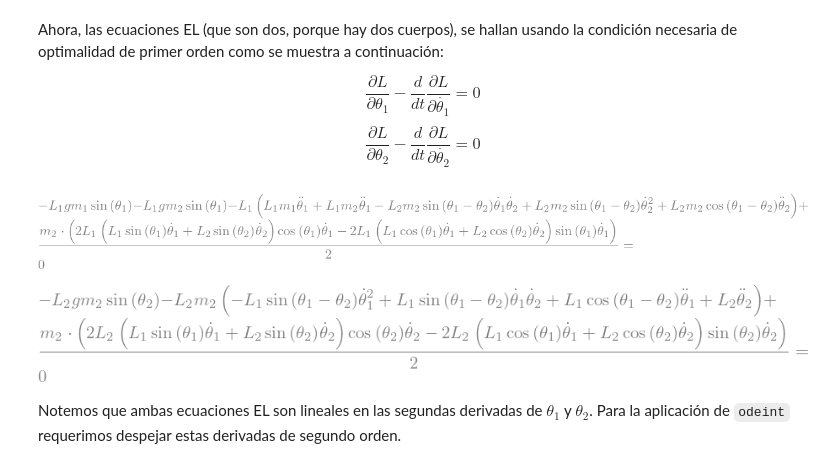
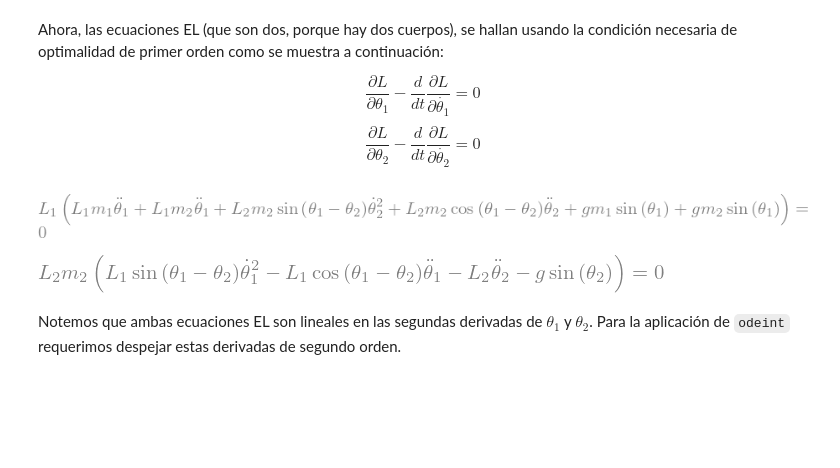
Before and after one commit to thomas-martinod/mecanica-clasica, a Jupyter notebook: tarea-3/pendulo-doble.ipynb, the cells around one changed output. Cells and saved outputs as stored; diff of their text form; code cells hidden in the pictures; blank space fills up the shorter version.

```diff
--- a/tarea-3/pendulo-doble.ipynb
+++ b/tarea-3/pendulo-doble.ipynb
@@ -90,16 +90,16 @@ $$\frac{\partial L}{\partial \theta_1} - \frac{d}{dt}\frac{\partial L}{\partial
 $$\frac{\partial L}{\partial \theta_2} - \frac{d}{dt}\frac{\partial L}{\partial \dot{\theta_2}} = 0$$
 # %%
 # Ecuaciones EL
-EL1 = smp.Eq(smp.diff(L, th1) - smp.diff(smp.diff(L, dth1), t).simplify(), 0)
-EL2 = smp.Eq(smp.diff(L, th2) - smp.diff(smp.diff(L, dth2), t).simplify(), 0)
+EL1 = smp.Eq(smp.diff(L, th1) - smp.diff(smp.diff(L, dth1), t), 0)
+EL2 = smp.Eq(smp.diff(L, th2) - smp.diff(smp.diff(L, dth2), t), 0)
 
-EL1
+EL1.simplify()
 # %% [output]
-[figure, old version]
+[figure, new version]
 # %%
-EL2
+EL2.simplify()
 # %% [output]
-[figure, old version]
+[figure, new version]
 # %% [markdown]
 Notemos que ambas ecuaciones EL son lineales en las segundas derivadas de $\theta_1$ y $\theta_2$. Para la aplicación de `odeint` requerimos despejar estas derivadas de segundo orden.
 # %%
```
Also changed, not shown: parts of 11 cells of this notebook, 1 other file.
